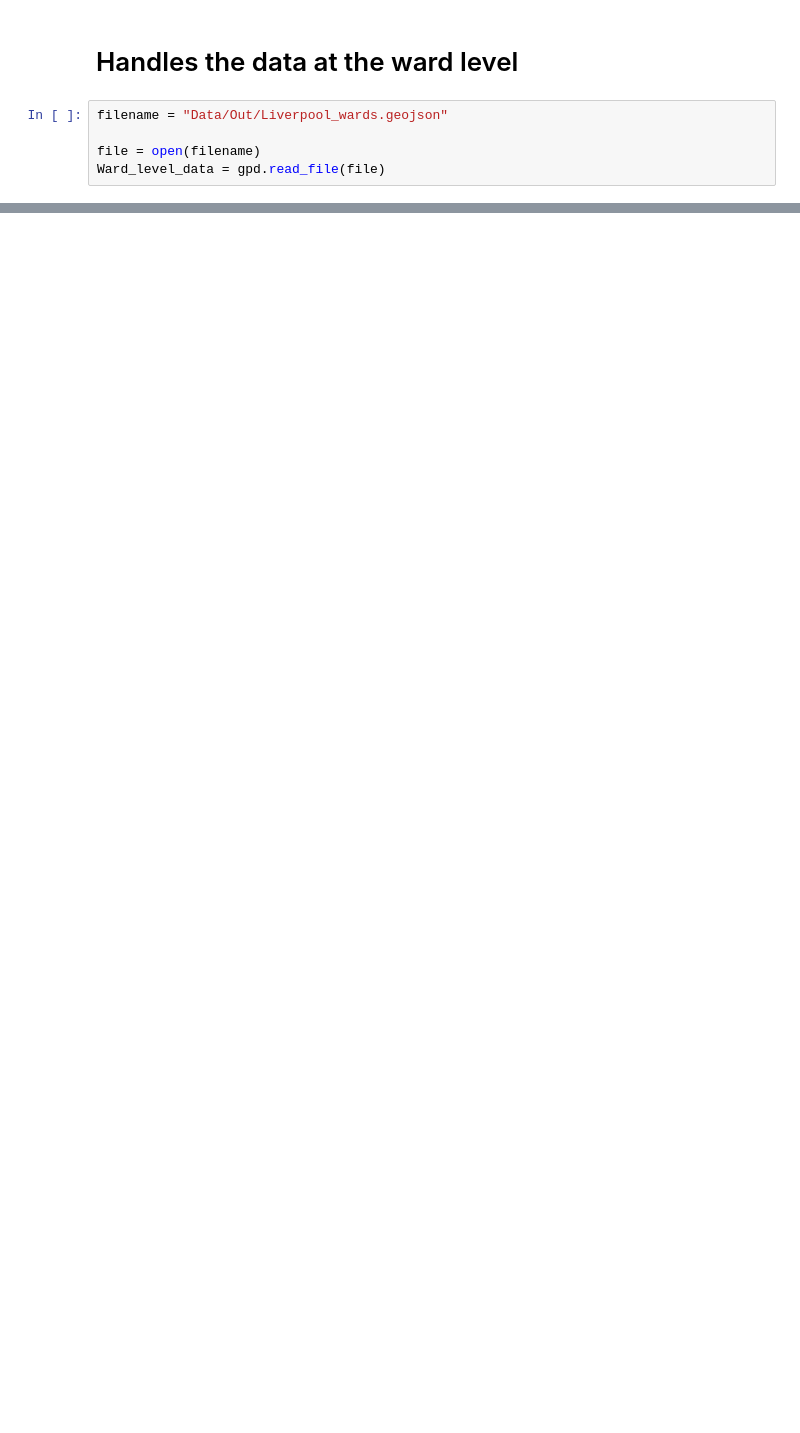
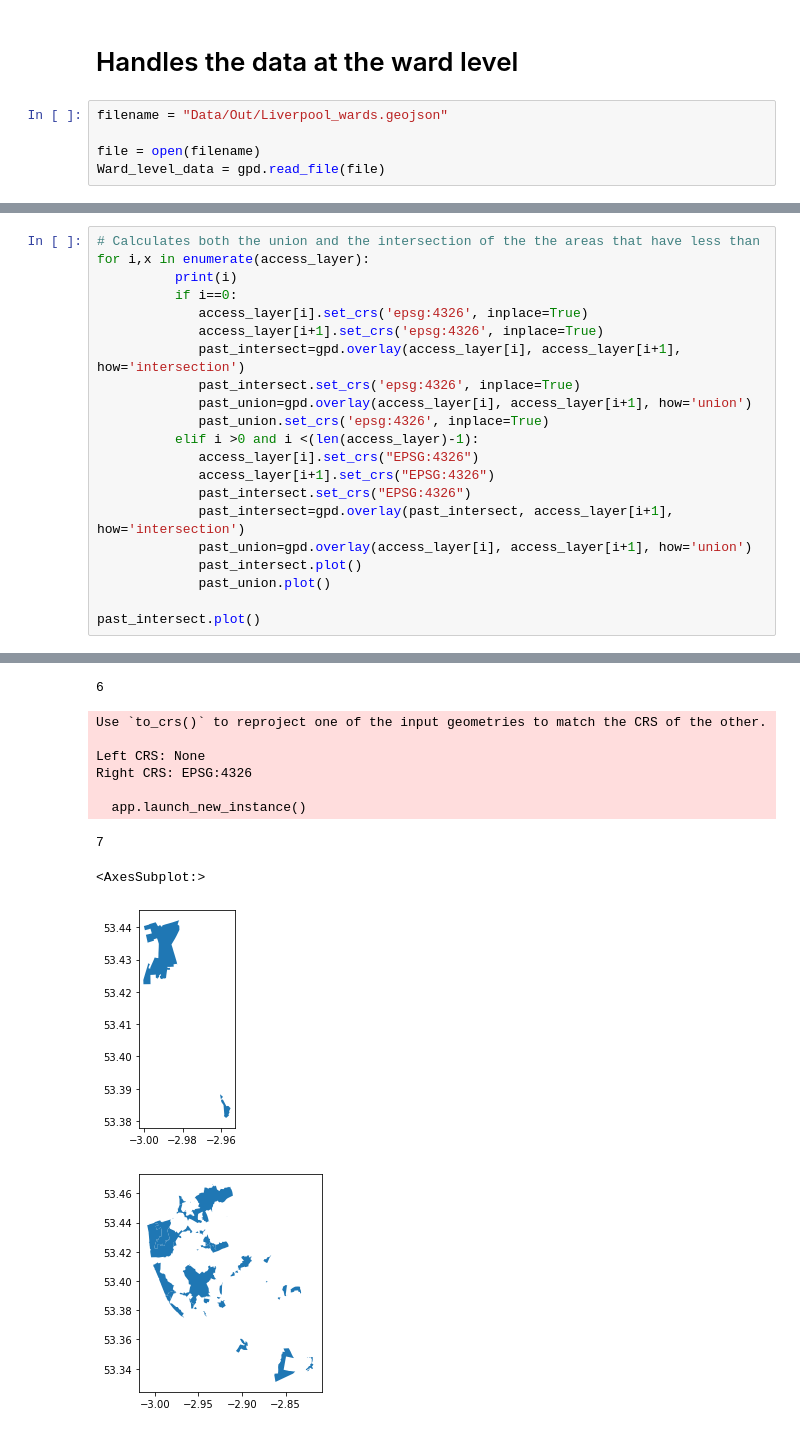
Before and after one commit to johnardavies/City_map, a Jupyter notebook: map_data_processing/Further_analysis.ipynb, the cells around one changed output, grey strips where cells are left out. Drawn from its saved outputs; the diff is of its cells as text; blank space fills up the shorter version.

```diff
--- a/map_data_processing/Further_analysis.ipynb
+++ b/map_data_processing/Further_analysis.ipynb
@@ -272,0 +279,22 @@ geom.to_file("Data/Out/Obesity.geojson", driver='GeoJSON')
+# %%
+# Calculates both the union and the intersection of the the areas that have less than
+for i,x in enumerate(access_layer):
+          print(i)
+          if i==0:
+             access_layer[i].set_crs('epsg:4326', inplace=True)
+             access_layer[i+1].set_crs('epsg:4326', inplace=True)
+             past_intersect=gpd.overlay(access_layer[i], access_layer[i+1], how='intersection')
+             past_intersect.set_crs('epsg:4326', inplace=True)
+             past_union=gpd.overlay(access_layer[i], access_layer[i+1], how='union')
+             past_union.set_crs('epsg:4326', inplace=True)
+          elif i >0 and i <(len(access_layer)-1):
+             access_layer[i].set_crs("EPSG:4326")
+             access_layer[i+1].set_crs("EPSG:4326")
+             past_intersect.set_crs("EPSG:4326")
+             past_intersect=gpd.overlay(past_intersect, access_layer[i+1], how='intersection')
+             past_union=gpd.overlay(access_layer[i], access_layer[i+1], how='union')
+             past_intersect.plot()
+             past_union.plot()
+
+past_intersect.plot()
+# %% [output]
@@ -272,0 +319,11 @@ geom.to_file("Data/Out/Obesity.geojson", driver='GeoJSON')
+6
+Use `to_crs()` to reproject one of the input geometries to match the CRS of the other.
+
+Left CRS: None
+Right CRS: EPSG:4326
+
+  app.launch_new_instance()
+7
+<AxesSubplot:>
+[figure, added]
+[figure, added]
```
Also changed, not shown: parts of 9 cells of this notebook, 1 other file.
